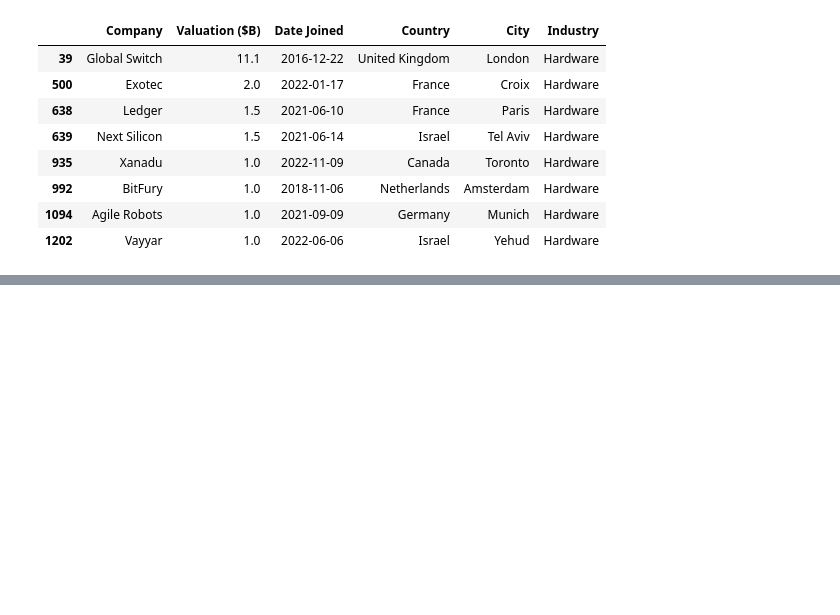
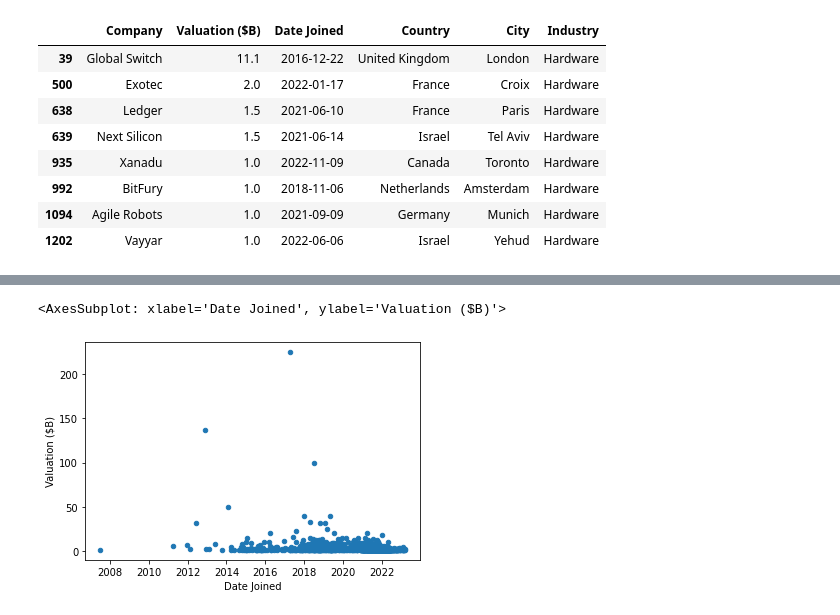
Before and after one commit to momenai/Unicorn-Analysis, a Jupyter notebook: unicorn analysis.ipynb, the cells around one changed output, grey strips where cells are left out. Cells and saved outputs as stored; diff of their text form; code cells hidden in the pictures; blank space fills up the shorter version.

```diff
--- a/unicorn analysis.ipynb
+++ b/unicorn analysis.ipynb
@@ -355,0 +756,5 @@ hardware_unicorns_not_in_usa_or_china
+# %%
+unicorn_data.plot.scatter(x='Date Joined', y='Valuation ($B)')
+# %% [output]
+<AxesSubplot: xlabel='Date Joined', ylabel='Valuation ($B)'>
+[figure, added]
```
Also changed, not shown: parts of 62 cells of this notebook.
